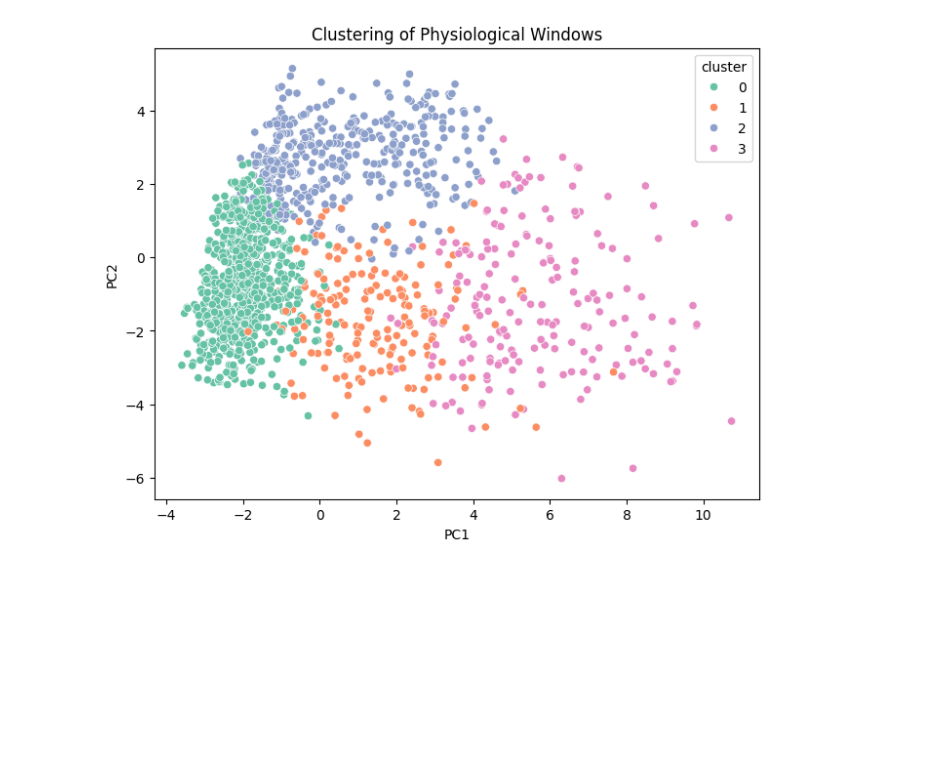
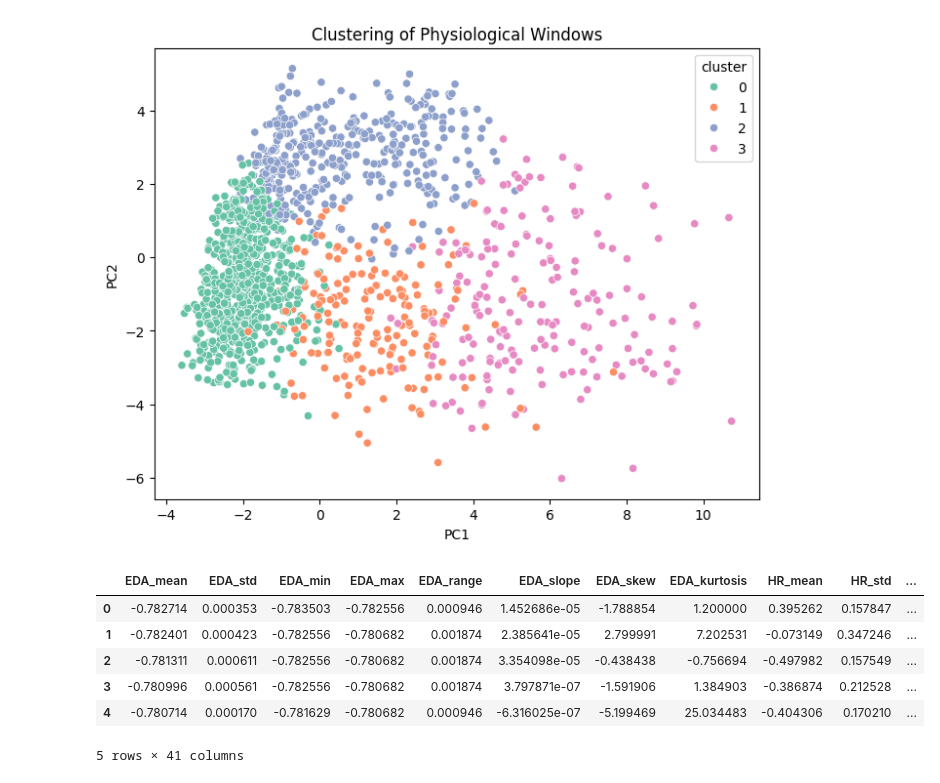
Before and after one commit to sudeepti25/Neurological_state-pridiction, a Jupyter notebook: Project.ipynb, the cells around one changed output. Saved outputs shown, nothing was run; the diff lists cells and outputs as text; code cells hidden in the pictures; blank space fills up the shorter version.

```diff
--- a/Project.ipynb
+++ b/Project.ipynb
@@ -329,5 +379,15 @@ plt.title("Clustering of Physiological Windows")
 plt.show()
 # %% [output]
 [figure]
+# %%
+df_features.head()
+# %% [output]
+|  | EDA_mean | EDA_std | EDA_min | EDA_max | EDA_range | EDA_slope | EDA_skew | EDA_kurtosis | HR_mean | HR_std | ... |
+| 0 | -0.782714 | 0.000353 | -0.783503 | -0.782556 | 0.000946 | 1.452686e-05 | -1.788854 | 1.200000 | 0.395262 | 0.157847 | ... |
+| 1 | -0.782401 | 0.000423 | -0.782556 | -0.780682 | 0.001874 | 2.385641e-05 | 2.799991 | 7.202531 | -0.073149 | 0.347246 | ... |
+| 2 | -0.781311 | 0.000611 | -0.782556 | -0.780682 | 0.001874 | 3.354098e-05 | -0.438438 | -0.756694 | -0.497982 | 0.157549 | ... |
+| 3 | -0.780996 | 0.000561 | -0.782556 | -0.780682 | 0.001874 | 3.797871e-07 | -1.591906 | 1.384903 | -0.386874 | 0.212528 | ... |
+| 4 | -0.780714 | 0.000170 | -0.781629 | -0.780682 | 0.000946 | -6.316025e-07 | -5.199469 | 25.034483 | -0.404306 | 0.170210 | ... |
+5 rows × 41 columns
 # %%
 df_features['cluster'] = kmeans_labels
```
Also changed, not shown: parts of 13 cells of this notebook, 1 other file.
